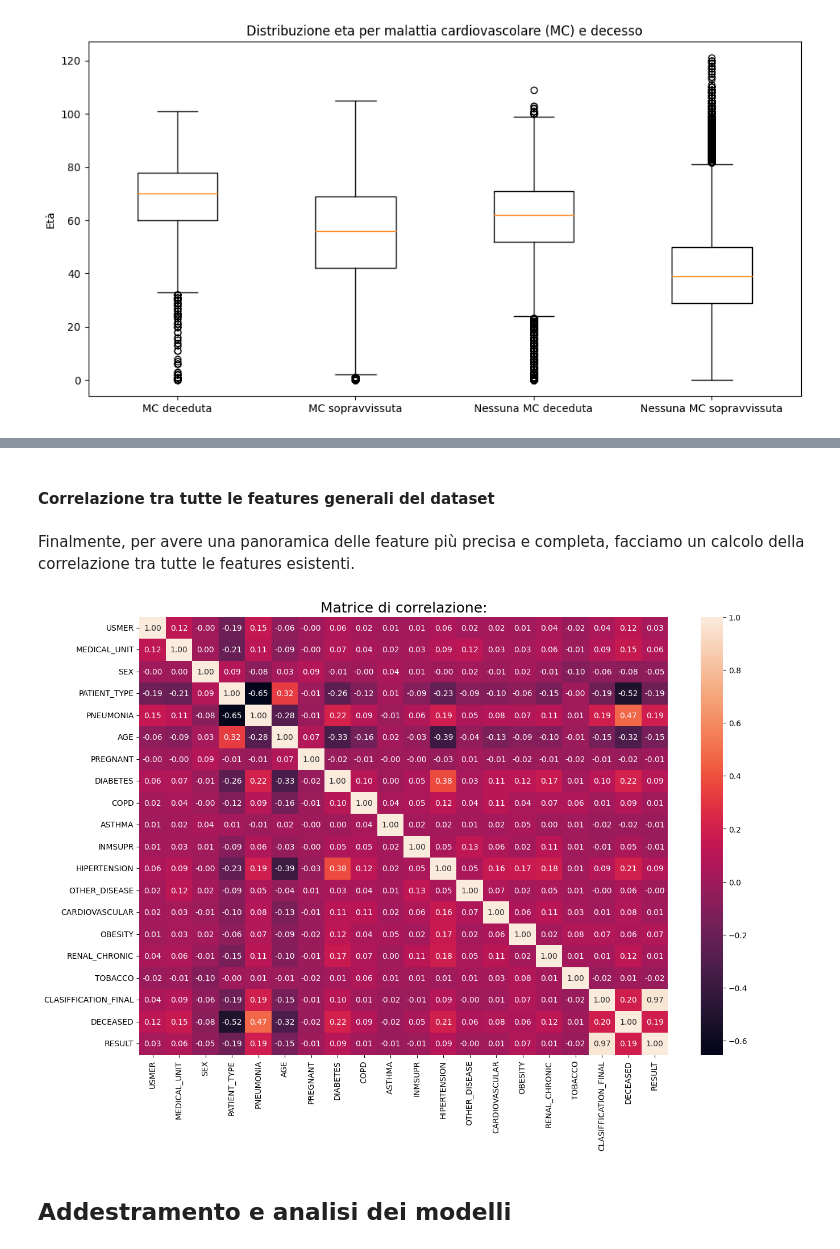
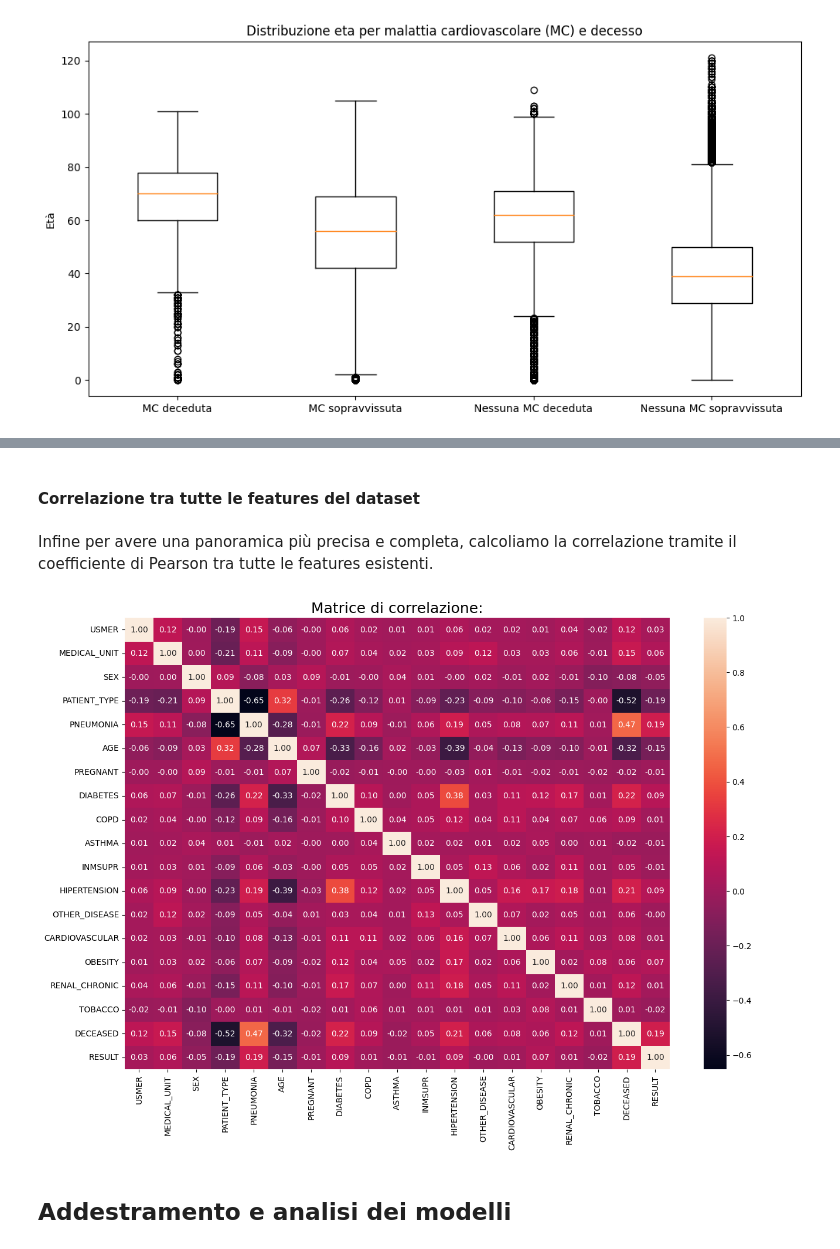
Before and after one commit to sararomeo/covid_mortality_classificator, a Jupyter notebook: Progetto1/Progetto1.ipynb, the cells around one changed output, grey strips where cells are left out. Saved outputs shown, nothing was run; the diff lists cells and outputs as text; code cells hidden in the pictures.

Commit message:
Aggiunta modelli finali e dati di valutazione

```diff
--- a/Progetto1/Progetto1.ipynb
+++ b/Progetto1/Progetto1.ipynb
@@ -195 +202,4 @@ data_clean.drop("DATE_DIED", axis=1, inplace=True)
+# %%
+data_clean["RESULT"] = np.where(data_clean['CLASIFFICATION_FINAL'] < 4, 1, 2)
+data_clean.drop("CLASIFFICATION_FINAL", axis=1, inplace=True)
 # %% [markdown]
@@ -364,13 +375,13 @@ Si puo osservare come le prime due malattie, le quali sono relative a malattie r
 # %% [markdown]
-#### Correlazione tra tutte le features generali del dataset
+#### Correlazione tra tutte le features del dataset
 # %% [markdown]
-Finalmente, per avere una panoramica delle feature più precisa e completa, facciamo un calcolo della correlazione tra tutte le features esistenti.
+Infine per avere una panoramica più precisa e completa, calcoliamo la correlazione tramite il coefficiente di Pearson tra tutte le features esistenti.
 # %%
 plt.figure(figsize=(15,10))
-sns.heatmap(data_clean.corr(), annot=True, fmt=".2f")
+sns.heatmap(data_clean.corr(method="pearson"), annot=True, fmt=".2f")
 plt.title("Matrice di correlazione:", fontsize=18);
 # %% [output]
-[figure, old version]
+[figure, new version]
 # %% [markdown]
 ## Addestramento e analisi dei modelli
 # %% [markdown]
```
Also changed, not shown: parts of 124 cells of this notebook.
